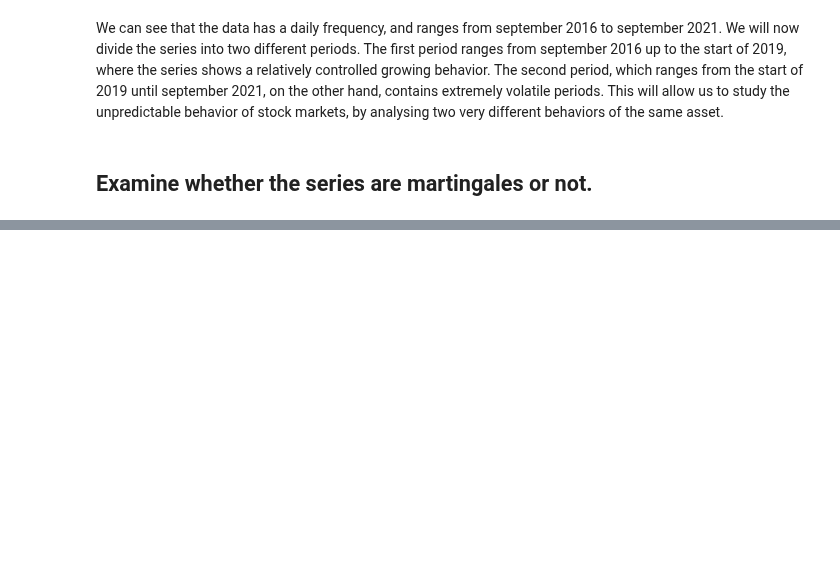
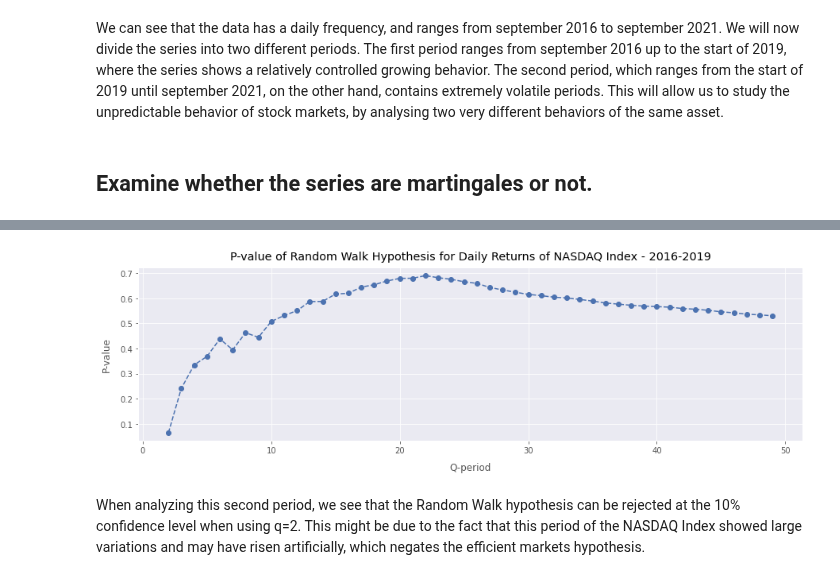
Before and after one commit to daniel-deutsch/FTD, a Jupyter notebook: Asset Pricing/EA1/main.ipynb, the cells around one changed output, grey strips where cells are left out. Drawn from its saved outputs; the diff is of its cells as text; code cells hidden in the pictures; blank space fills up the shorter version.

```diff
--- a/Asset Pricing/EA1/main.ipynb
+++ b/Asset Pricing/EA1/main.ipynb
@@ -66,0 +136,28 @@ TypeError: __init__() missing 2 required positional arguments: 'endog' and 'lags
+# %%
+# get log differences of series
+log_diff2 = series2['log_value'].diff().dropna().reset_index(drop=True)
+# %%
+test = {
+    'q': np.arange(2,50,1),
+    'VR': [],
+    'T-statistic': [],
+    'P-value': [],
+}
+
+for q in test['q']:
+    vr, phi, p_value = test_RW3(log_diff2, q)
+    test['VR'].append(vr)
+    test['T-statistic'].append(phi)
+    test['P-value'].append(p_value)
+# %%
+plt.figure()
+plt.plot(test['q'], test['P-value'], '--o')
+plt.title('P-value of Random Walk Hypothesis for Daily Returns of NASDAQ Index - 2016-2019')
+plt.xlabel('Q-period')
+plt.ylabel('P-value')
+plt.yticks([0.1, 0.2, 0.3, 0.4, 0.5, 0.6, 0.7])
+plt.show()
+# %% [output]
+[figure, added]
+# %% [markdown]
+When analyzing this second period, we see that the Random Walk hypothesis can be rejected at the 10% confidence level when using q=2. This might be due to the fact that this period of the NASDAQ Index showed large variations and may have risen artificially, which negates the efficient markets hypothesis.
```
Also changed, not shown: parts of 13 cells of this notebook, 1 other file.
